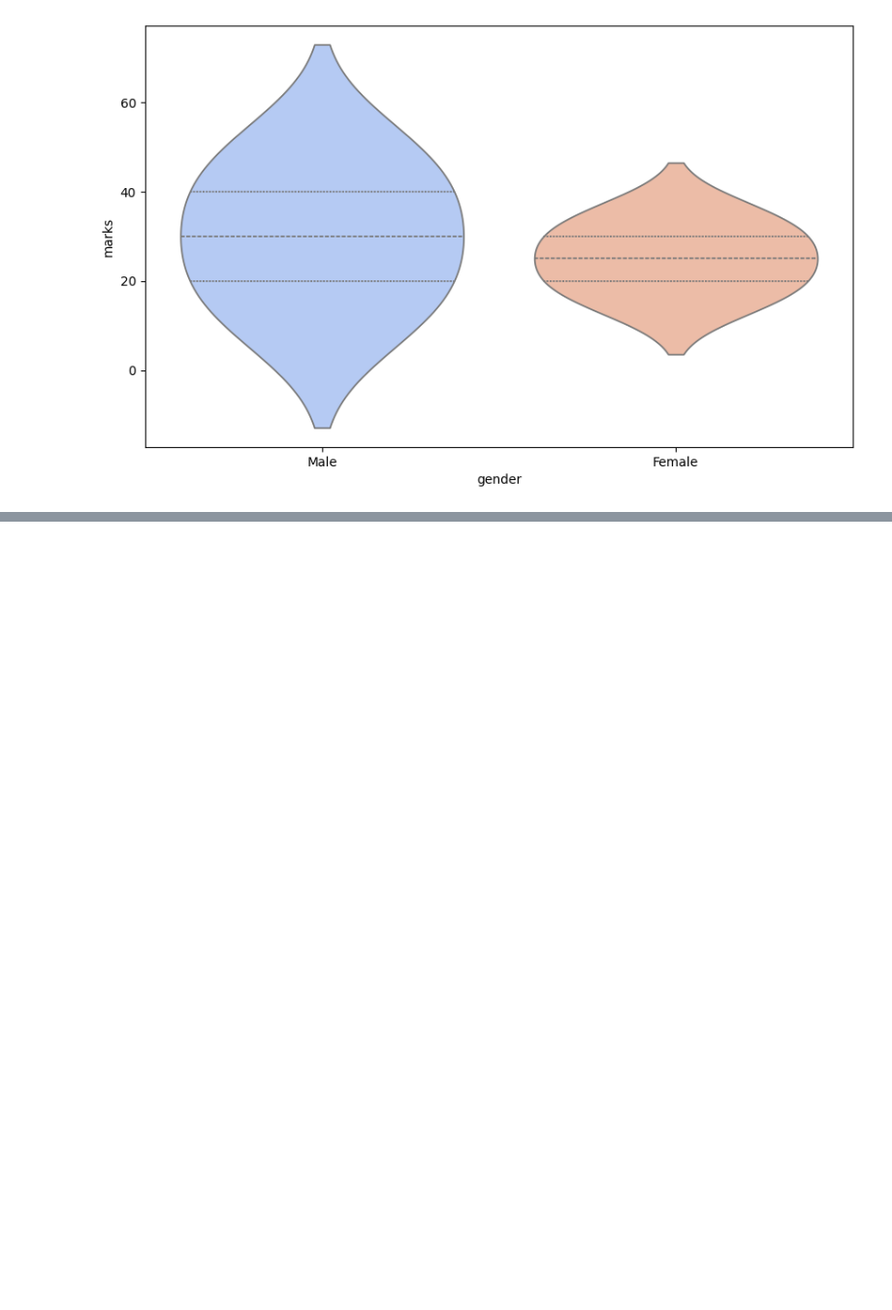
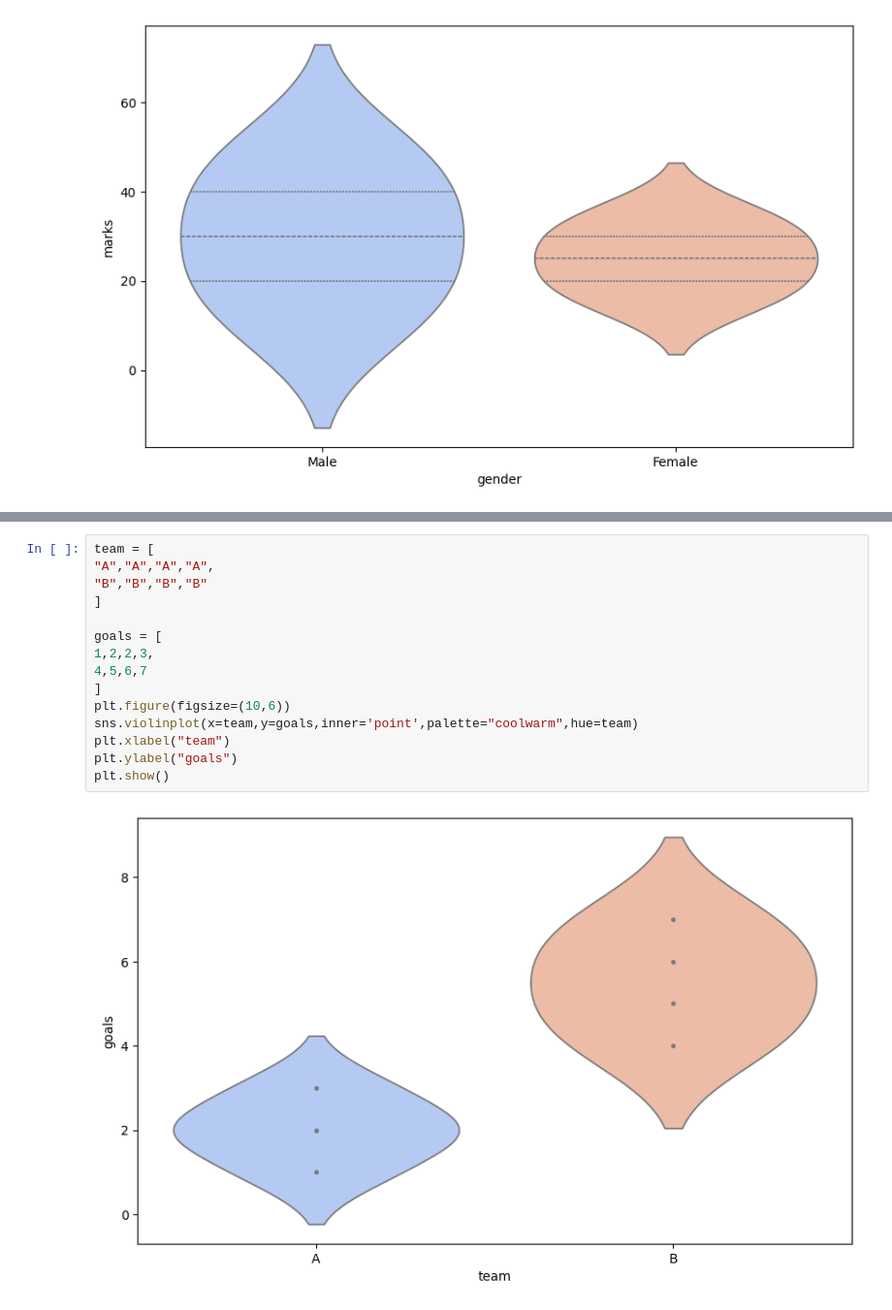
Before and after one commit to esairajesh2-droid/visualization-_learning, a Jupyter notebook: simplevisualization5.ipynb, the cells around one changed output, grey strips where cells are left out. Shown at 97% size. Drawn from its saved outputs; the diff is of its cells as text; blank space fills up the shorter version.

```diff
--- a/simplevisualization5.ipynb
+++ b/simplevisualization5.ipynb
@@ -248,0 +196,17 @@ SyntaxError: invalid syntax. Perhaps you forgot a comma? (2530069130.py, line 48
+# %%
+team = [
+"A","A","A","A",
+"B","B","B","B"
+]
+
+goals = [
+1,2,2,3,
+4,5,6,7
+]
+plt.figure(figsize=(10,6))
+sns.violinplot(x=team,y=goals,inner='point',palette="coolwarm",hue=team)
+plt.xlabel("team")
+plt.ylabel("goals")
+plt.show()
+# %% [output]
+[figure, added]
```
Also changed, not shown: parts of 5 cells of this notebook.
